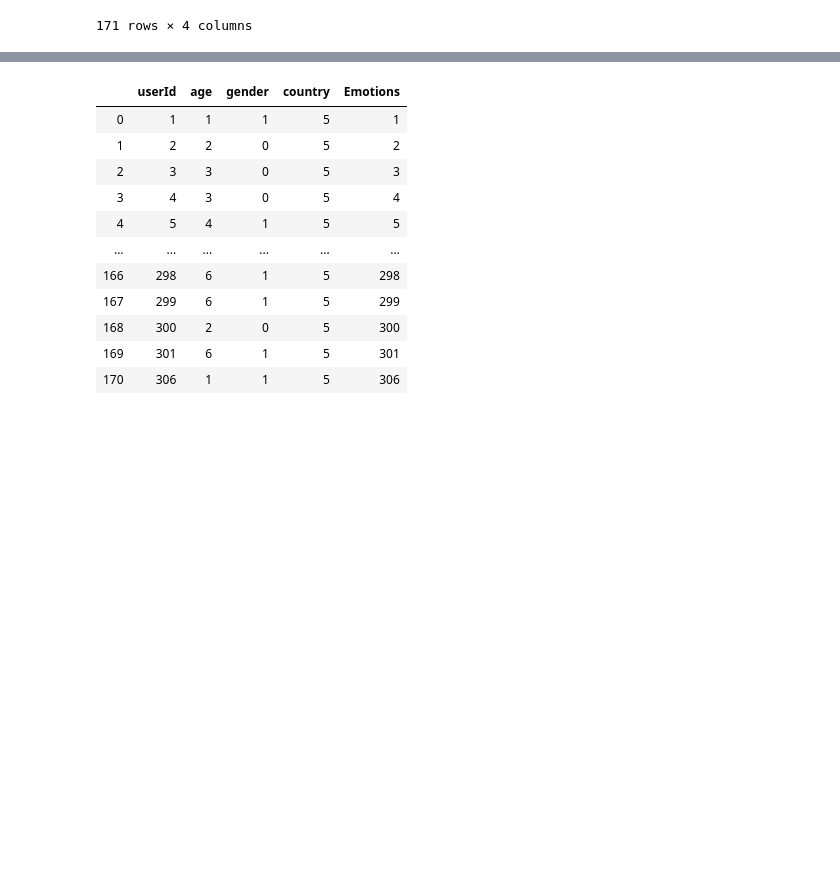
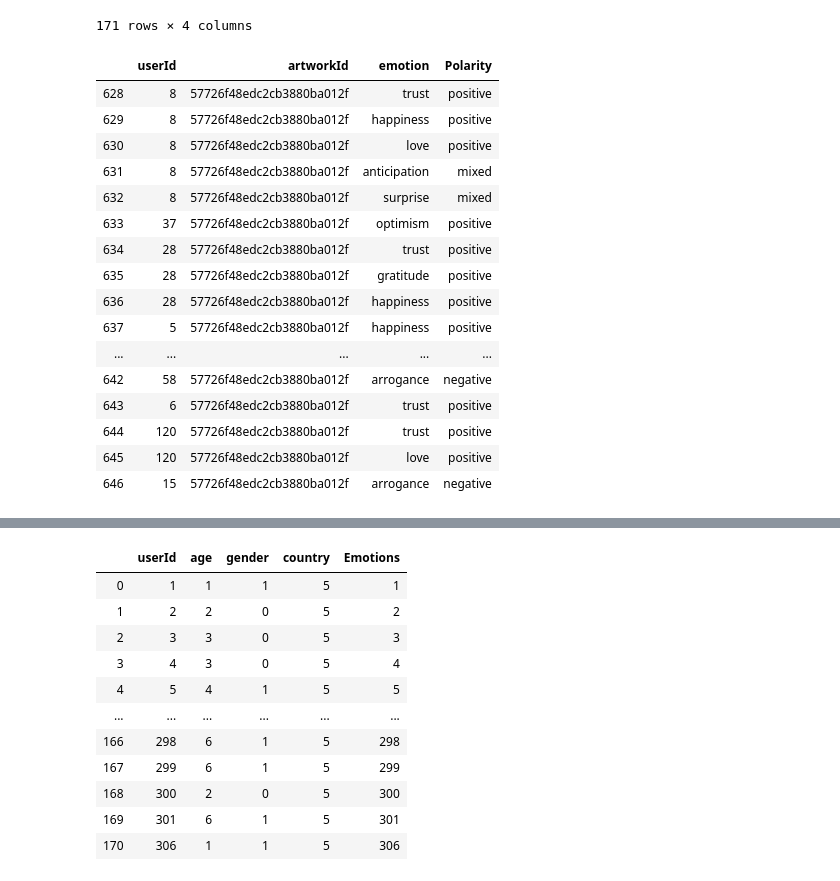
Before and after one commit to AlbertoGarciaDomenech/Comunidades-en-museos, a Jupyter notebook: Untitled1.ipynb, the cells around one changed output, grey strips where cells are left out. Saved outputs shown, nothing was run; the diff lists cells and outputs as text; code cells hidden in the pictures; blank space fills up the shorter version.

```diff
--- a/Untitled1.ipynb
+++ b/Untitled1.ipynb
@@ -167,5 +167,28 @@ aux
 | 169 | 301 | 6 | 1 | 5 |
 | 170 | 306 | 1 | 1 | 5 |
 171 rows × 4 columns
+# %%
+# for i in emotions[emotions['artworkId'] == '57726f48edc2cb3880ba012f'].get('userId'):
+#     print(i)
+
+emotions[emotions['artworkId'] == '57726f48edc2cb3880ba012f']
+# %% [output]
+|  | userId | artworkId | emotion | Polarity |
+| 628 | 8 | 57726f48edc2cb3880ba012f | trust | positive |
+| 629 | 8 | 57726f48edc2cb3880ba012f | happiness | positive |
+| 630 | 8 | 57726f48edc2cb3880ba012f | love | positive |
+| 631 | 8 | 57726f48edc2cb3880ba012f | anticipation | mixed |
+| 632 | 8 | 57726f48edc2cb3880ba012f | surprise | mixed |
+| 633 | 37 | 57726f48edc2cb3880ba012f | optimism | positive |
+| 634 | 28 | 57726f48edc2cb3880ba012f | trust | positive |
+| 635 | 28 | 57726f48edc2cb3880ba012f | gratitude | positive |
+| 636 | 28 | 57726f48edc2cb3880ba012f | happiness | positive |
+| 637 | 5 | 57726f48edc2cb3880ba012f | happiness | positive |
+| ... | ... | ... | ... | ... |
+| 642 | 58 | 57726f48edc2cb3880ba012f | arrogance | negative |
+| 643 | 6 | 57726f48edc2cb3880ba012f | trust | positive |
+| 644 | 120 | 57726f48edc2cb3880ba012f | trust | positive |
+| 645 | 120 | 57726f48edc2cb3880ba012f | love | positive |
+| 646 | 15 | 57726f48edc2cb3880ba012f | arrogance | negative |
 # %%
 for c in cuadros['ID']:
```
Also changed, not shown: parts of 3 cells of this notebook.
